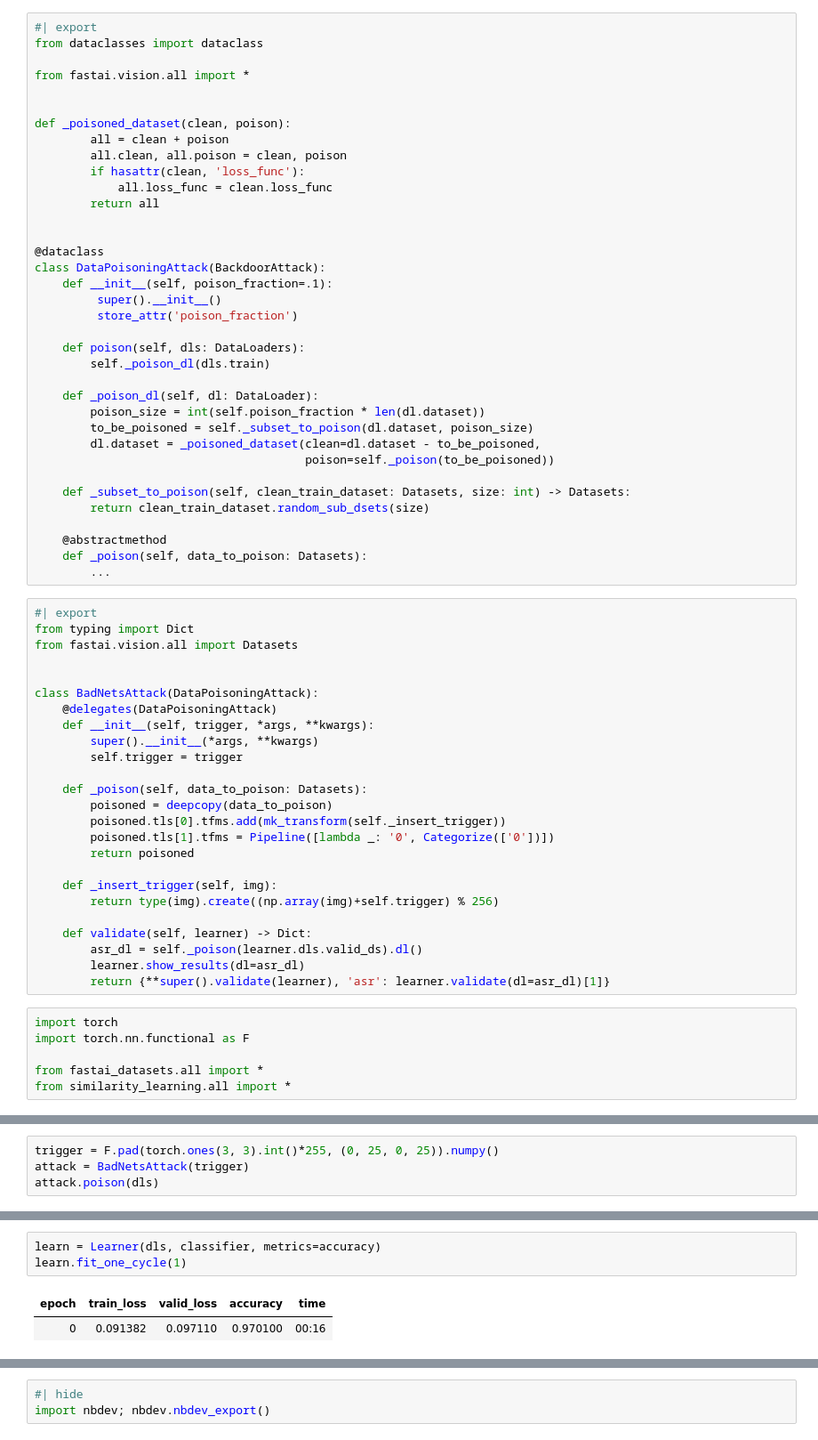
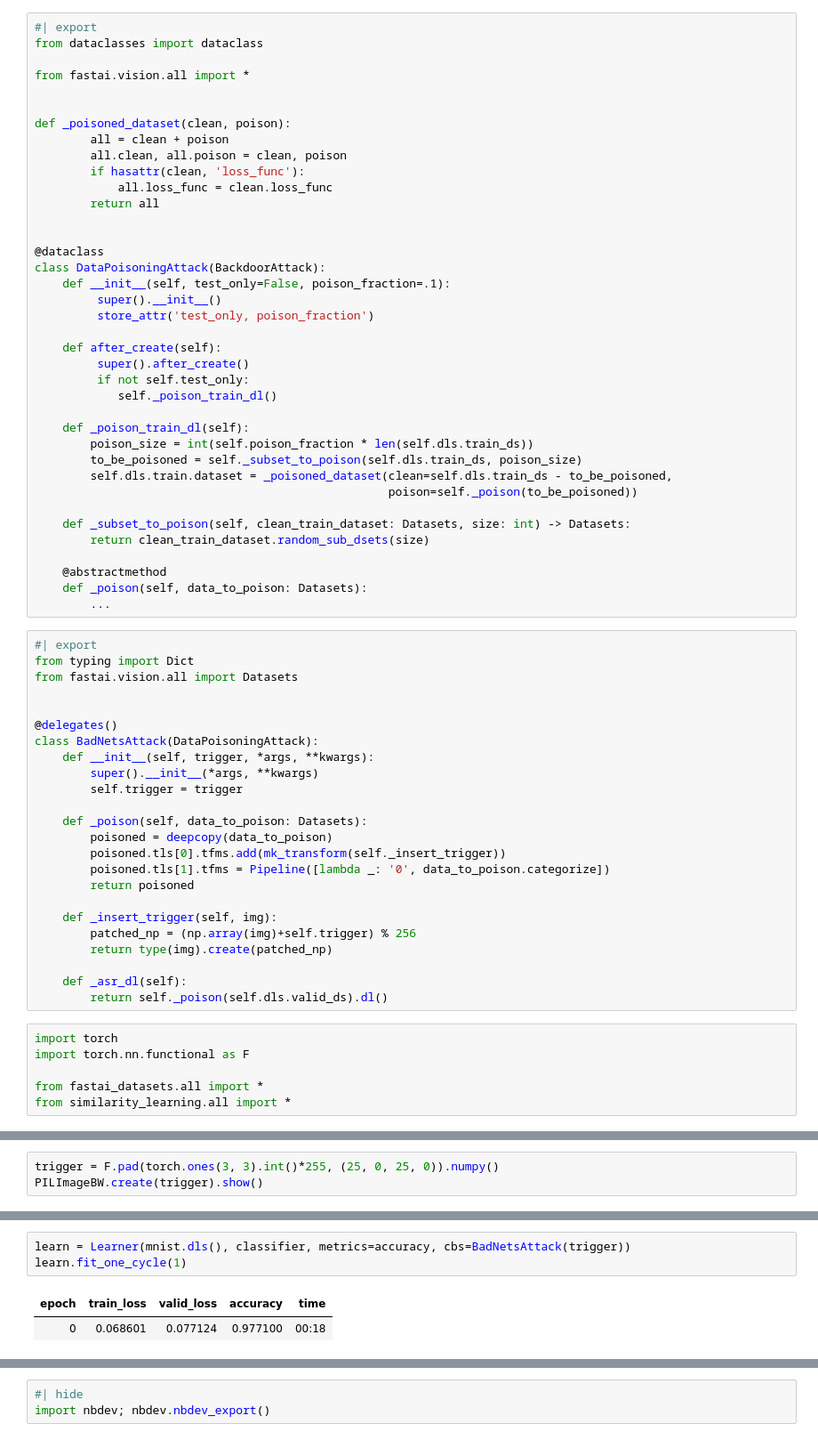
Before and after one commit to Irad-Zehavi/adv-ml, a Jupyter notebook: nbs/backdoor.ipynb, the cells around one changed output, grey strips where cells are left out. Shown at 89% size. Drawn from its saved outputs; the diff is of its cells as text.

```diff
--- a/nbs/backdoor.ipynb
+++ b/nbs/backdoor.ipynb
@@ -36,18 +40,20 @@ def _poisoned_dataset(clean, poison):
 
 @dataclass
 class DataPoisoningAttack(BackdoorAttack):
-    def __init__(self, poison_fraction=.1):
+    def __init__(self, test_only=False, poison_fraction=.1):
          super().__init__()
-         store_attr('poison_fraction')
+         store_attr('test_only, poison_fraction')
 
-    def poison(self, dls: DataLoaders):
-        self._poison_dl(dls.train)
+    def after_create(self):
+         super().after_create()
+         if not self.test_only:
+            self._poison_train_dl()
 
-    def _poison_dl(self, dl: DataLoader):
-        poison_size = int(self.poison_fraction * len(dl.dataset))
-        to_be_poisoned = self._subset_to_poison(dl.dataset, poison_size)
-        dl.dataset = _poisoned_dataset(clean=dl.dataset - to_be_poisoned,
-                                       poison=self._poison(to_be_poisoned))
+    def _poison_train_dl(self):
+        poison_size = int(self.poison_fraction * len(self.dls.train_ds))
+        to_be_poisoned = self._subset_to_poison(self.dls.train_ds, poison_size)
+        self.dls.train.dataset = _poisoned_dataset(clean=self.dls.train_ds - to_be_poisoned,
+                                                   poison=self._poison(to_be_poisoned))
 
     def _subset_to_poison(self, clean_train_dataset: Datasets, size: int) -> Datasets:
         return clean_train_dataset.random_sub_dsets(size)
@@ -61,8 +67,8 @@ from typing import Dict
 from fastai.vision.all import Datasets
 
 
+@delegates()
 class BadNetsAttack(DataPoisoningAttack):
-    @delegates(DataPoisoningAttack)
     def __init__(self, trigger, *args, **kwargs):
         super().__init__(*args, **kwargs)
         self.trigger = trigger
@@ -70,16 +76,15 @@ class BadNetsAttack(DataPoisoningAttack):
     def _poison(self, data_to_poison: Datasets):
         poisoned = deepcopy(data_to_poison)
         poisoned.tls[0].tfms.add(mk_transform(self._insert_trigger))
-        poisoned.tls[1].tfms = Pipeline([lambda _: '0', Categorize(['0'])])
+        poisoned.tls[1].tfms = Pipeline([lambda _: '0', data_to_poison.categorize])
         return poisoned
 
     def _insert_trigger(self, img):
-        return type(img).create((np.array(img)+self.trigger) % 256)
+        patched_np = (np.array(img)+self.trigger) % 256
+        return type(img).create(patched_np)
 
-    def validate(self, learner) -> Dict:
-        asr_dl = self._poison(learner.dls.valid_ds).dl()
-        learner.show_results(dl=asr_dl)
-        return {**super().validate(learner), 'asr': learner.validate(dl=asr_dl)[1]}
+    def _asr_dl(self):
+        return self._poison(self.dls.valid_ds).dl()
 # %%
 import torch
 import torch.nn.functional as F
@@ -92,6 +96,5 @@ dls = mnist.dls()
 classifier = MLP(10)
 # %%
-trigger = F.pad(torch.ones(3, 3).int()*255, (0, 25, 0, 25)).numpy()
-attack = BadNetsAttack(trigger)
-attack.poison(dls)
+trigger = F.pad(torch.ones(3, 3).int()*255, (25, 0, 25, 0)).numpy()
+PILImageBW.create(trigger).show()
 # %% [output]
@@ -99,6 +146,6 @@ attack.poison(dls)
 # %%
-learn = Learner(dls, classifier, metrics=accuracy)
+learn = Learner(mnist.dls(), classifier, metrics=accuracy, cbs=BadNetsAttack(trigger))
 learn.fit_one_cycle(1)
 # %% [output]
 | epoch | train_loss | valid_loss | accuracy | time |
-| 0 | 0.091382 | 0.097110 | 0.970100 | 00:16 |
+| 0 | 0.068601 | 0.077124 | 0.977100 | 00:18 |
```
Also changed, not shown: parts of 20 cells of this notebook, 2 other files.
